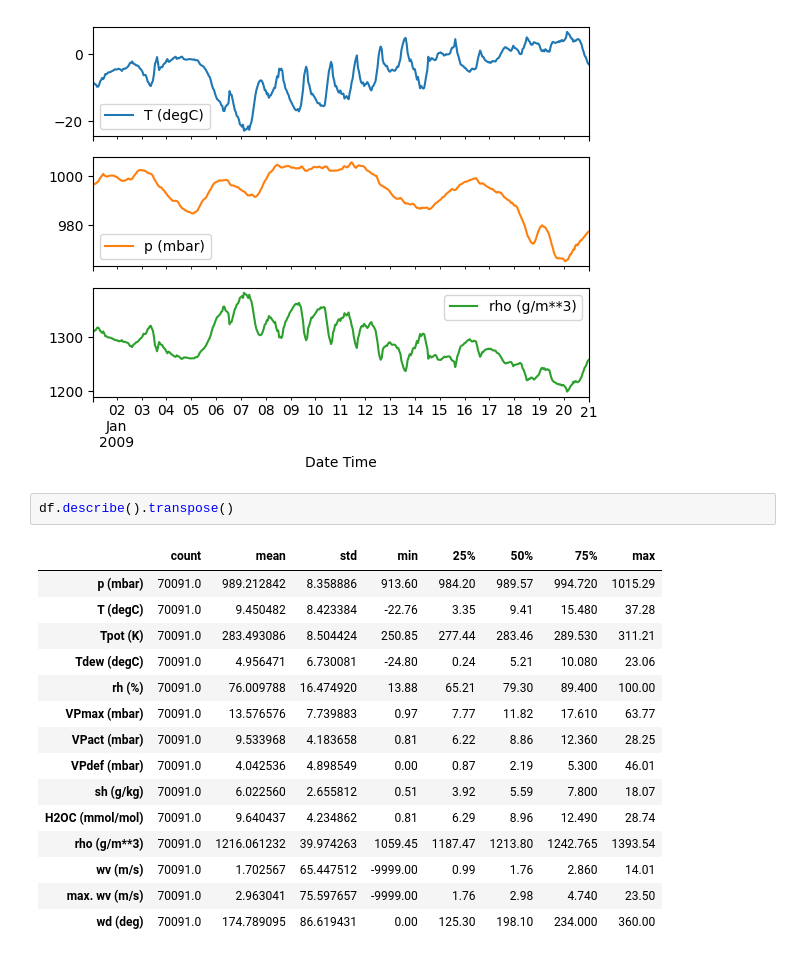
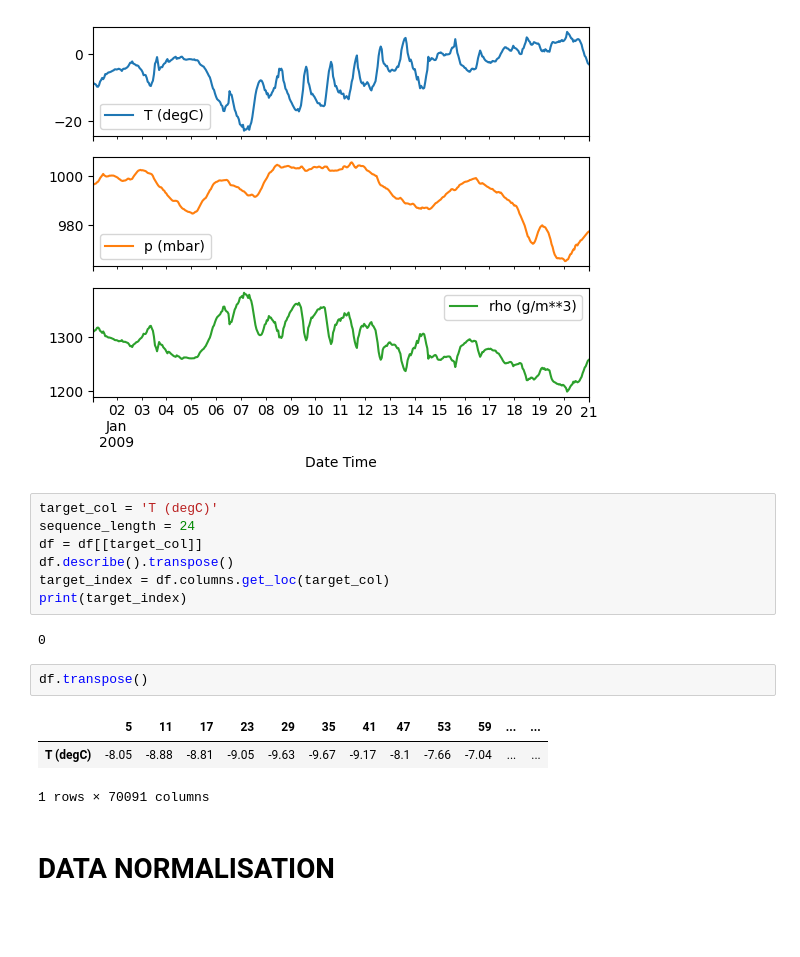
Before and after one commit to PeterSaletra/time-series-forecasting-rpi, a Jupyter notebook: main.ipynb, the cells around one changed output. Saved outputs shown, nothing was run; the diff lists cells and outputs as text; blank space fills up the shorter version.

```diff
--- a/main.ipynb
+++ b/main.ipynb
@@ -68,21 +70,20 @@ _ = plot_features.plot(subplots=True)
 # %% [output]
 [figure]
 [figure]
+# %%
+target_col = 'T (degC)'
+sequence_length = 24
+df = df[[target_col]]
+df.describe().transpose()
+target_index = df.columns.get_loc(target_col)
+print(target_index)
+# %% [output]
+0
 # %%
-df.describe().transpose()
+df.transpose()
 # %% [output]
-|  | count | mean | std | min | 25% | 50% | 75% | max |
-| p (mbar) | 70091.0 | 989.212842 | 8.358886 | 913.60 | 984.20 | 989.57 | 994.720 | 1015.29 |
-| T (degC) | 70091.0 | 9.450482 | 8.423384 | -22.76 | 3.35 | 9.41 | 15.480 | 37.28 |
-| Tpot (K) | 70091.0 | 283.493086 | 8.504424 | 250.85 | 277.44 | 283.46 | 289.530 | 311.21 |
-| Tdew (degC) | 70091.0 | 4.956471 | 6.730081 | -24.80 | 0.24 | 5.21 | 10.080 | 23.06 |
-| rh (%) | 70091.0 | 76.009788 | 16.474920 | 13.88 | 65.21 | 79.30 | 89.400 | 100.00 |
-| VPmax (mbar) | 70091.0 | 13.576576 | 7.739883 | 0.97 | 7.77 | 11.82 | 17.610 | 63.77 |
-| VPact (mbar) | 70091.0 | 9.533968 | 4.183658 | 0.81 | 6.22 | 8.86 | 12.360 | 28.25 |
-| VPdef (mbar) | 70091.0 | 4.042536 | 4.898549 | 0.00 | 0.87 | 2.19 | 5.300 | 46.01 |
-| sh (g/kg) | 70091.0 | 6.022560 | 2.655812 | 0.51 | 3.92 | 5.59 | 7.800 | 18.07 |
-| H2OC (mmol/mol) | 70091.0 | 9.640437 | 4.234862 | 0.81 | 6.29 | 8.96 | 12.490 | 28.74 |
-| rho (g/m**3) | 70091.0 | 1216.061232 | 39.974263 | 1059.45 | 1187.47 | 1213.80 | 1242.765 | 1393.54 |
-| wv (m/s) | 70091.0 | 1.702567 | 65.447512 | -9999.00 | 0.99 | 1.76 | 2.860 | 14.01 |
-| max. wv (m/s) | 70091.0 | 2.963041 | 75.597657 | -9999.00 | 1.76 | 2.98 | 4.740 | 23.50 |
-| wd (deg) | 70091.0 | 174.789095 | 86.619431 | 0.00 | 125.30 | 198.10 | 234.000 | 360.00 |
+|  | 5 | 11 | 17 | 23 | 29 | 35 | 41 | 47 | 53 | 59 | ... | ... |
+| T (degC) | -8.05 | -8.88 | -8.81 | -9.05 | -9.63 | -9.67 | -9.17 | -8.1 | -7.66 | -7.04 | ... | ... |
+1 rows × 70091 columns
+# %% [markdown]
+# DATA NORMALISATION
```
Also changed, not shown: parts of 19 cells of this notebook, 1 other file.
